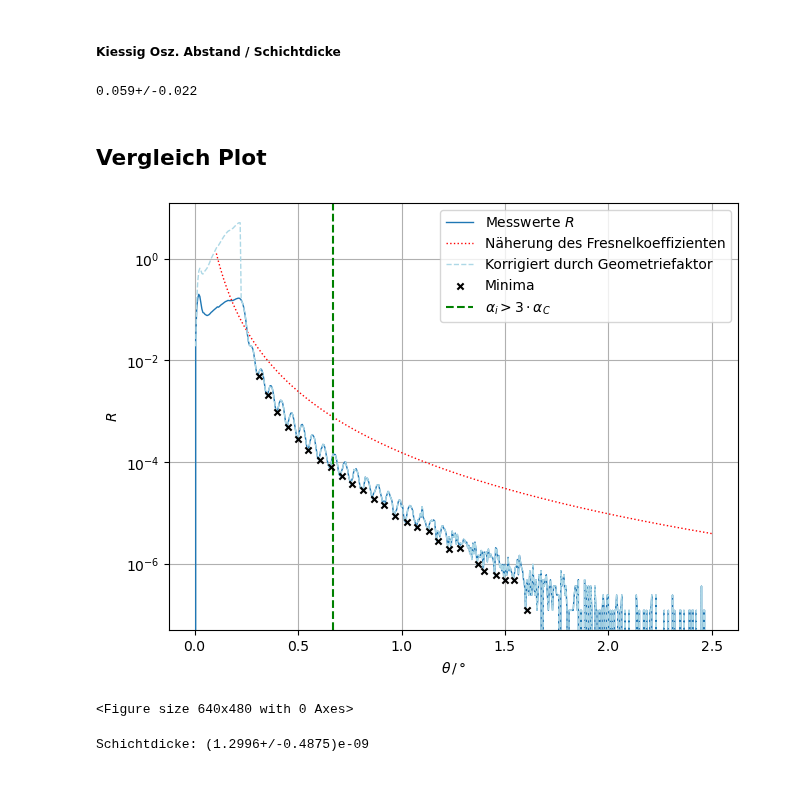
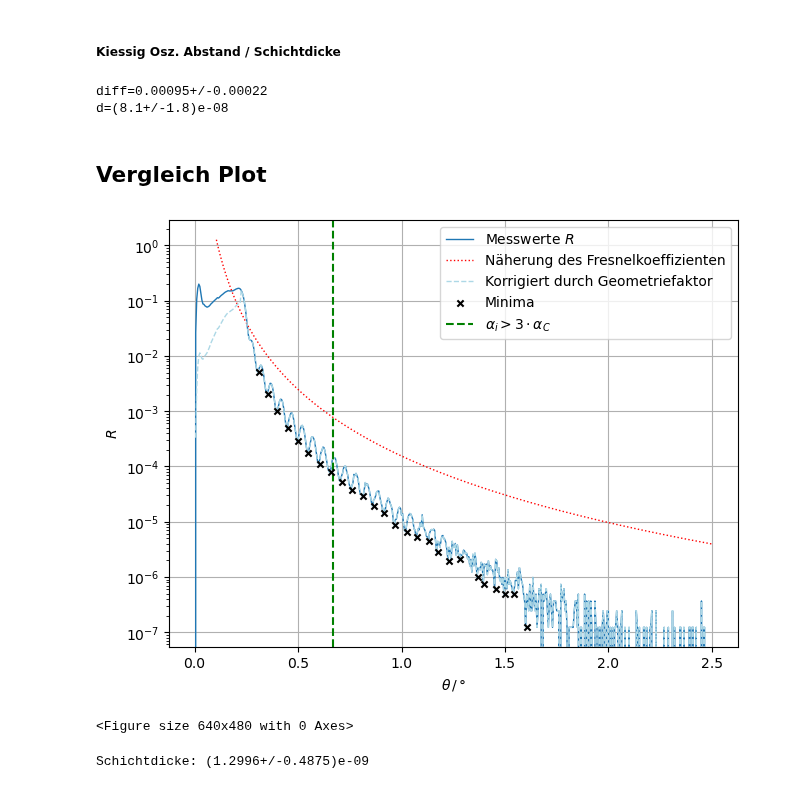
Before and after one commit to waerther/fortgeschrittenenpraktikum, a Jupyter notebook: v44/auswertung.ipynb, the cells around one changed output. Drawn from its saved outputs; the diff is of its cells as text; code cells hidden in the pictures.

```diff
--- a/v44/auswertung.ipynb
+++ b/v44/auswertung.ipynb
@@ -170,7 +170,7 @@ def geometriefaktor(theta):
     result = np.zeros_like(theta, dtype=float)
 
     result[mask] = 1
-    result[~mask] = 20 * np.sin(theta[~mask]) / d0
+    result[~mask] = 20 * np.sin(np.deg2rad(theta[~mask])) / d0
     return result
 
 R = (Intensity - Intensity1) / (5 * np.max((Intensity - Intensity1)))
@@ -202,15 +202,17 @@ plt.show()
 diff = np.zeros(len(minima_theta) -1)
 for i in np.arange(len(minima_theta) - 1):
     diff[i] = minima_theta[i+1] - minima_theta[i]
+    diff[i] = np.deg2rad(diff[i])
 
-# diff = diff[diff < np.quantile(diff, 0.9)]
+diff = diff[diff < np.quantile(diff, 0.95)]
 diff = ufloat(np.mean(diff), np.std(diff))
+print(f'{diff=:}')
 
-print(diff)
-
-d = 1.541 * 10**-10 / (2 * diff)
+d = 1.541e-10 / (2 * diff)
+print(f'{d=:}')
 # %% [output]
-0.059+/-0.022
+diff=0.00095+/-0.00022
+d=(8.1+/-1.8)e-08
 # %% [markdown]
 ## Vergleich Plot
 # %%
@@ -221,7 +223,7 @@ def geometriefaktor(theta):
     result = np.zeros_like(theta, dtype=float)
 
     result[mask] = 1
-    result[~mask] = 20 * np.sin(theta[~mask]) / d0
+    result[~mask] = 20 * np.sin(np.deg2rad(theta[~mask])) / d0
     return result
 
 
@@ -272,33 +274,33 @@ ax.plot(theta,
 #         label = 'Berechnete Fresnelreflektivität\neiner idealen Si-Schicht',
 #         )
 ax.plot(theta[theta > 0.1],
         fresnelreflectivity2(theta[theta > 0.1]),
         linestyle=':',
         linewidth=1,
         c='r',
         label = r'Näherung des Fresnelkoeffizienten',
         )
 R_korrektur =  R_exp * geometriefaktor(theta)
 ax.plot(theta[1:], R_korrektur[1:], ls='--', c='lightblue', label='Korrigiert durch Geometriefaktor',lw=1)
 
 minima_indices = argrelextrema(R_korrektur, np.less, order=5)
 minima_theta = theta[1:][minima_indices]
 minima_R = R_korrektur[minima_indices]
 
 ax.scatter(minima_theta, minima_R, c='black', label='Minima', s=20, marker='x', zorder=5)
 
 ax.axvline(3 * 0.223, color='g', linestyle='--', label=r'$\alpha_i > 3 \cdot \alpha_C$')
 ax.set(
     xlabel = r'$\theta \, / \, °$',
     ylabel = r'$R$',
     yscale = 'log',
 )
 ax.legend(loc = 'best')
 ax.grid('::')
 # plt.savefig('plots/Messung1.pdf')
 plt.show()
 plt.clf()
 # %% [output]
-[figure, old version]
+[figure, new version]
 <Figure size 640x480 with 0 Axes>
 # %%
```
Also changed, not shown: parts of 2 cells of this notebook, 8 other files.
